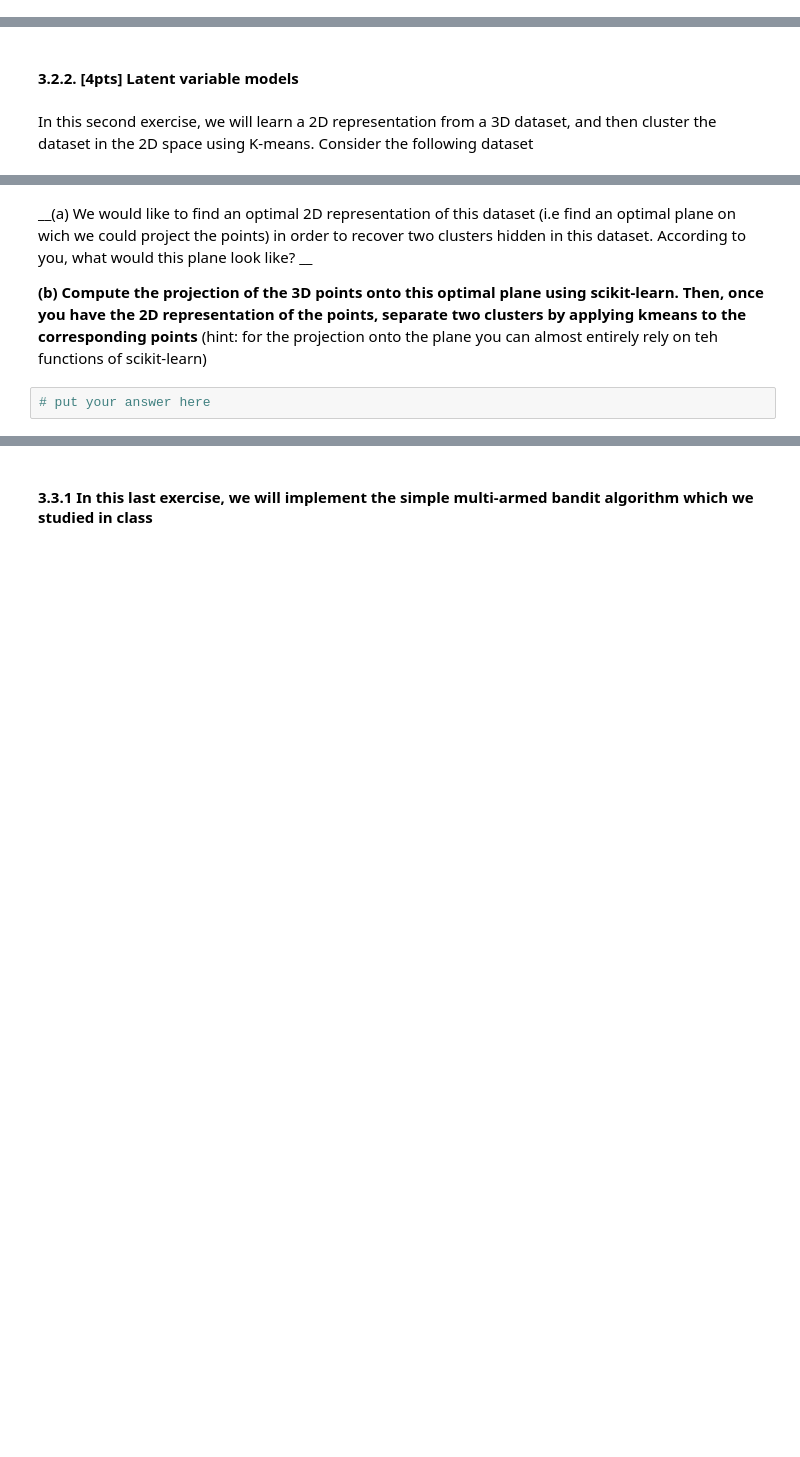
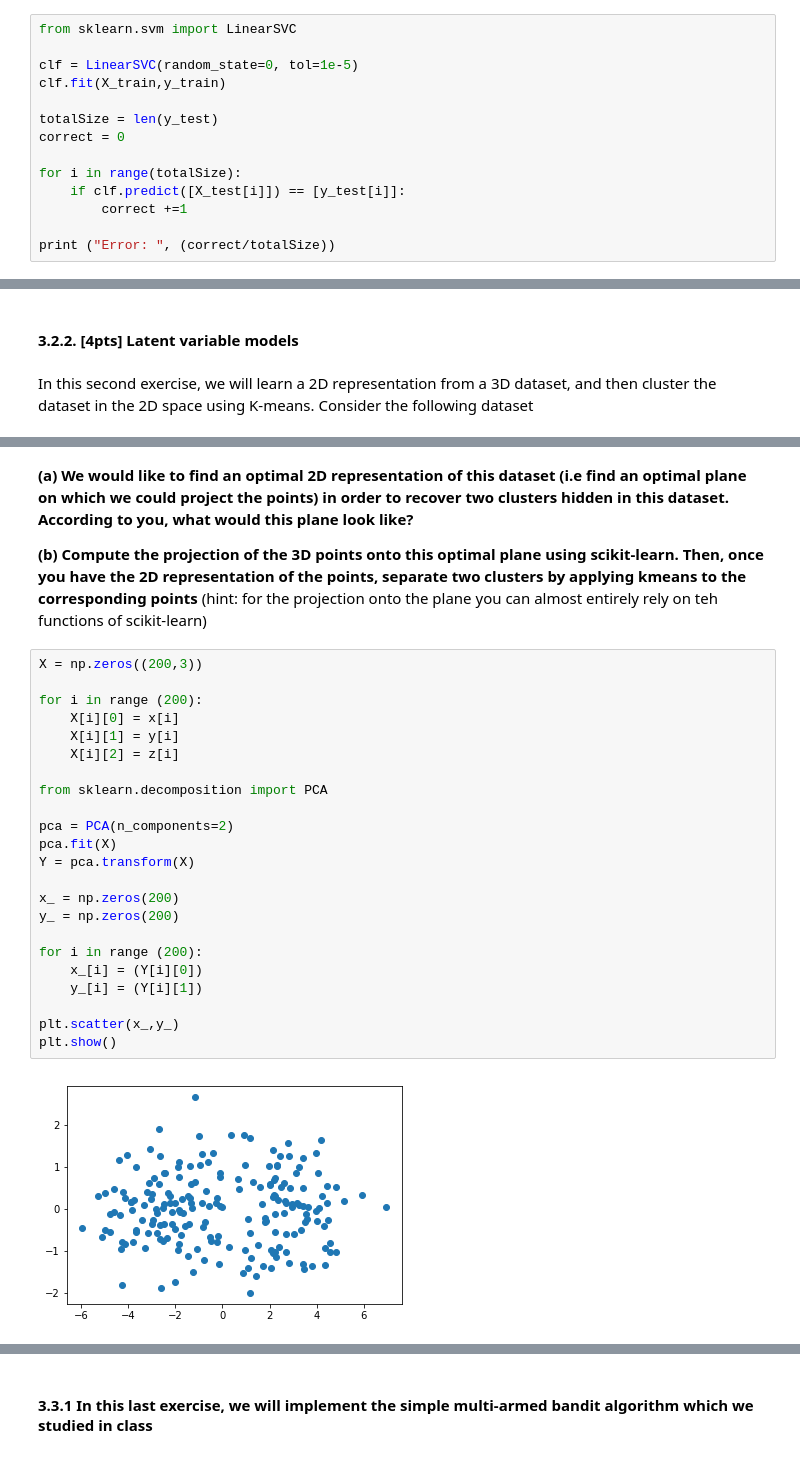
Before and after one commit to WaleedHashmi/Intro-to-Machine-Learning, a Jupyter notebook: Assignements/Assignment - 3/Assignment3 .ipynb, the cells around one changed output, grey strips where cells are left out. Saved outputs shown, nothing was run; the diff lists cells and outputs as text; blank space fills up the shorter version.

```diff
--- a/Assignements/Assignment - 3/Assignment3 .ipynb
+++ b/Assignements/Assignment - 3/Assignment3 .ipynb
@@ -169,3 +169,17 @@ X_train, X_test, y_train, y_test = train_test_split(X1, Y1, test_size = 0.10)
 Then __(b) learn a Support Vector classifier using the built in functions from scikit-learn,
 test your classifier using the test_data and display the score__
 $$\text{err} = \frac{\text{num correctly classified test points}}{\text{Total test size}}$$
+# %%
+from sklearn.svm import LinearSVC
+
+clf = LinearSVC(random_state=0, tol=1e-5)
+clf.fit(X_train,y_train)
+
+totalSize = len(y_test)
+correct = 0
+
+for i in range(totalSize):
+    if clf.predict([X_test[i]]) == [y_test[i]]:
+        correct +=1
+
+print ("Error: ", (correct/totalSize))
@@ -419,6 +465,29 @@ plt.show()
 # %% [markdown]
-__(a) We would like to find an optimal 2D representation of this dataset (i.e find an optimal plane on wich we could project the points) in order to recover two clusters hidden in this dataset. According to you, what would this plane look like? __
+__(a) We would like to find an optimal 2D representation of this dataset (i.e find an optimal plane on which we could project the points) in order to recover two clusters hidden in this dataset. According to you, what would this plane look like?__
 
 __(b) Compute the projection of the 3D points onto this optimal plane using scikit-learn. Then, once you have the 2D representation of the points, separate two clusters by applying kmeans to the corresponding points__ (hint: for the projection onto the plane you can almost entirely rely on teh functions of scikit-learn)
-# %%
-# put your answer here
+# %%
+X = np.zeros((200,3))
+
+for i in range (200):
+    X[i][0] = x[i]
+    X[i][1] = y[i]
+    X[i][2] = z[i]
+
+from sklearn.decomposition import PCA
+
+pca = PCA(n_components=2)
+pca.fit(X)
+Y = pca.transform(X)
+
+x_ = np.zeros(200)
+y_ = np.zeros(200)
+
+for i in range (200):
+    x_[i] = (Y[i][0])
+    y_[i] = (Y[i][1])
+
+plt.scatter(x_,y_)
+plt.show()
+# %% [output]
+[figure, added]
```
Also changed, not shown: parts of 10 cells of this notebook, 1 other file.
